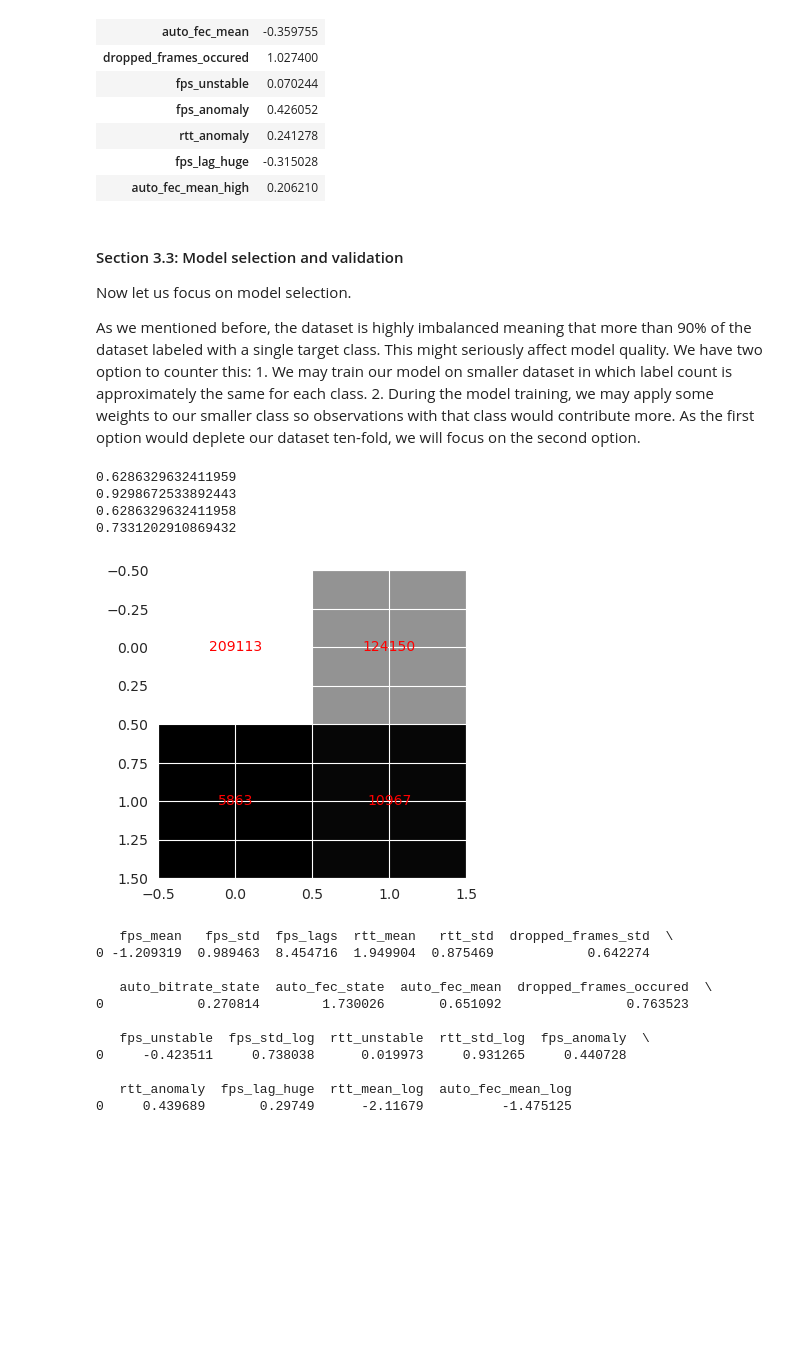
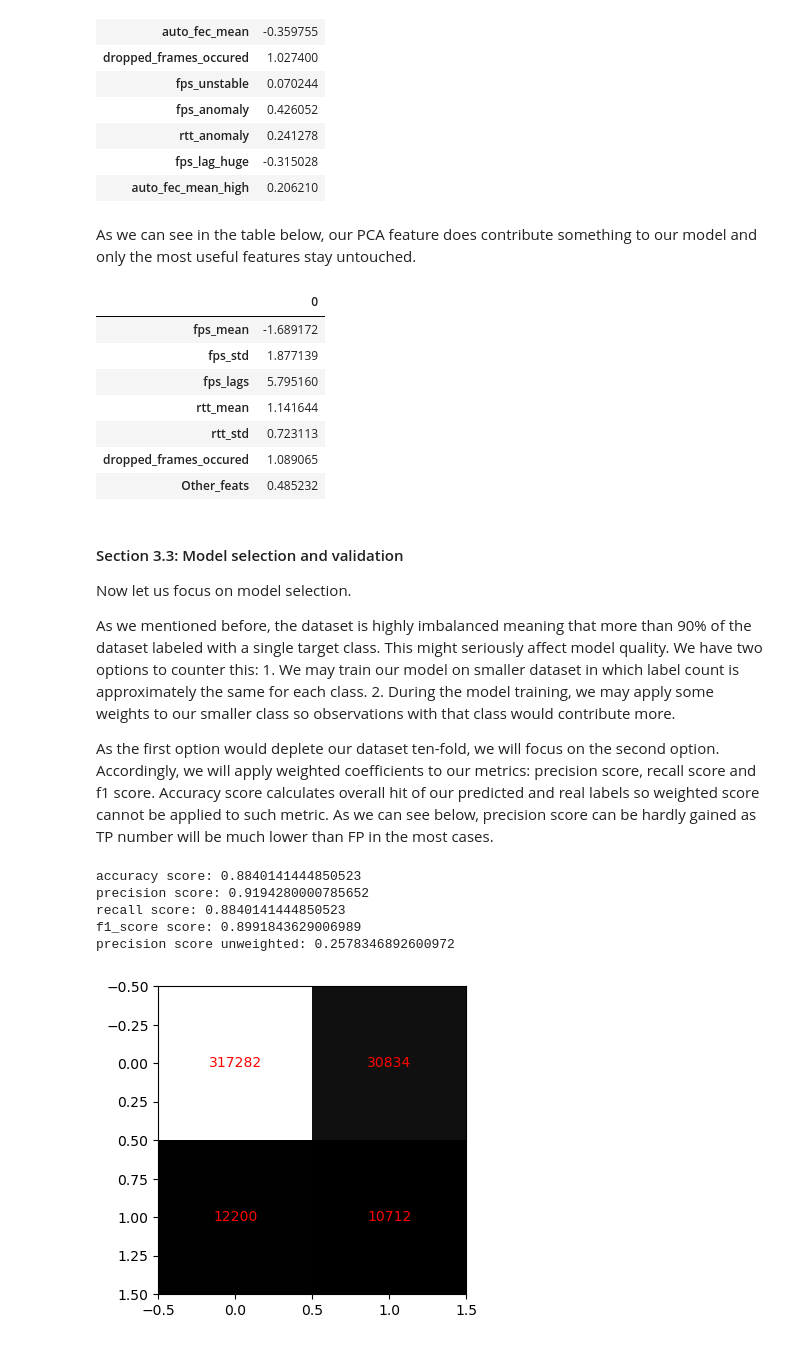
Before and after one commit to RVdeported/Inno_ML_asgmn_1, a Jupyter notebook: Main.ipynb, the cells around one changed output. Cells and saved outputs as stored; diff of their text form; code cells hidden in the pictures; blank space fills up the shorter version.

```diff
--- a/Main.ipynb
+++ b/Main.ipynb
@@ -817,50 +841,50 @@ pd.DataFrame(model.coef_, columns=x_train_c_piped.columns).T
 | rtt_anomaly | 0.241278 |
 | fps_lag_huge | -0.315028 |
 | auto_fec_mean_high | 0.206210 |
+# %% [markdown]
+As we can see in the table below, our PCA feature does contribute something to our model and only the most useful features stay untouched.
+# %%
+x_train_c_piped, y_train_c = class_pipe(x_train_c.drop("stream_quality", axis=1),x_train_c["stream_quality"], fit_mode=True, with_pca=True)
+model=LogisticRegression().fit(x_train_c_piped, y_train_c)
+pd.DataFrame(model.coef_, columns=x_train_c_piped.columns).T
+# %% [output]
+|  | 0 |
+| fps_mean | -1.689172 |
+| fps_std | 1.877139 |
+| fps_lags | 5.795160 |
+| rtt_mean | 1.141644 |
+| rtt_std | 0.723113 |
+| dropped_frames_occured | 1.089065 |
+| Other_feats | 0.485232 |
 # %% [markdown]
 #### Section 3.3: Model selection and validation
 Now let us focus on model selection.
 
-As we mentioned before, the dataset is highly imbalanced meaning that more than 90% of the dataset labeled with a single target class. This might seriously affect model quality. We have two option to counter this:
+As we mentioned before, the dataset is highly imbalanced meaning that more than 90% of the dataset labeled with a single target class. This might seriously affect model quality. We have two options to counter this:
     1. We may train our model on smaller dataset in which label count is approximately the same for each class.
     2. During the model training, we may apply some weights to our smaller class so observations with that class would contribute more.
-As the first option would deplete our dataset ten-fold, we will focus on the second option.
+
+As the first option would deplete our dataset ten-fold, we will focus on the second option. Accordingly, we will apply weighted coefficients to our metrics: precision score, recall score and f1 score. Accuracy score calculates overall hit of our predicted and real labels so weighted score cannot be applied to such metric. As we can see below, precision score can be hardly gained as TP number will be much lower than FP in the most cases.
 # %%
-from sklearn.linear_model import LogisticRegression, RidgeClassifier
-from sklearn.metrics import accuracy_score, precision_score, recall_score, f1_score, roc_curve, auc
-
-#x = x_train_c_batch_1.drop("stream_quality", axis=1)
-#y = x_train_c_batch_1["stream_quality"]
-
 x = x_train_c_piped
 y = y_train_c
 
-threshold = 0.55
+threshold = 0.5
 
-model = LogisticRegression(max_iter=1000, class_weight="balanced").fit(x, y)
+model = LogisticRegression(max_iter=1000, class_weight="balanced").fit(x_train_c_piped, y_train_c)
 y_pred = model.predict_proba(x)[:,0] < threshold
 
-print(accuracy_score(y, y_pred))
-print(precision_score(y, y_pred, average="weighted"))
-print(recall_score(y, y_pred, average="weighted"))
-print(f1_score(y, y_pred, average="weighted"))
+print(f'accuracy score: {accuracy_score(y_train_c, y_pred)}')
+print(f'precision score: {precision_score(y_train_c, y_pred, average="weighted")}')
+print(f'recall score: {recall_score(y_train_c, y_pred, average="weighted")}')
+print(f'f1_score score: {f1_score(y_train_c, y_pred, average="weighted")}')
+print(f'precision score unweighted: {precision_score(y_train_c, y_pred)}')
 
-plot_confusion_matrix(y, y_pred)
-roc = roc_curve(y, model.predict_proba(x)[:,0])
+_ = plot_confusion_matrix(y, y_pred)
 # %% [output]
-0.6286329632411959
-0.9298672533892443
-0.6286329632411958
-0.7331202910869432
+accuracy score: 0.8840141444850523
+precision score: 0.9194280000785652
+recall score: 0.8840141444850523
+f1_score score: 0.8991843629006989
+precision score unweighted: 0.2578346892600972
-[figure, old version]
+[figure, new version]
-   fps_mean   fps_std  fps_lags  rtt_mean   rtt_std  dropped_frames_std  \
-0 -1.209319  0.989463  8.454716  1.949904  0.875469            0.642274
-
-   auto_bitrate_state  auto_fec_state  auto_fec_mean  dropped_frames_occured  \
-0            0.270814        1.730026       0.651092                0.763523
-
-   fps_unstable  fps_std_log  rtt_unstable  rtt_std_log  fps_anomaly  \
-0     -0.423511     0.738038      0.019973     0.931265     0.440728
-
-   rtt_anomaly  fps_lag_huge  rtt_mean_log  auto_fec_mean_log
-0     0.439689       0.29749      -2.11679          -1.475125
```
Also changed, not shown: parts of 35 cells of this notebook.
